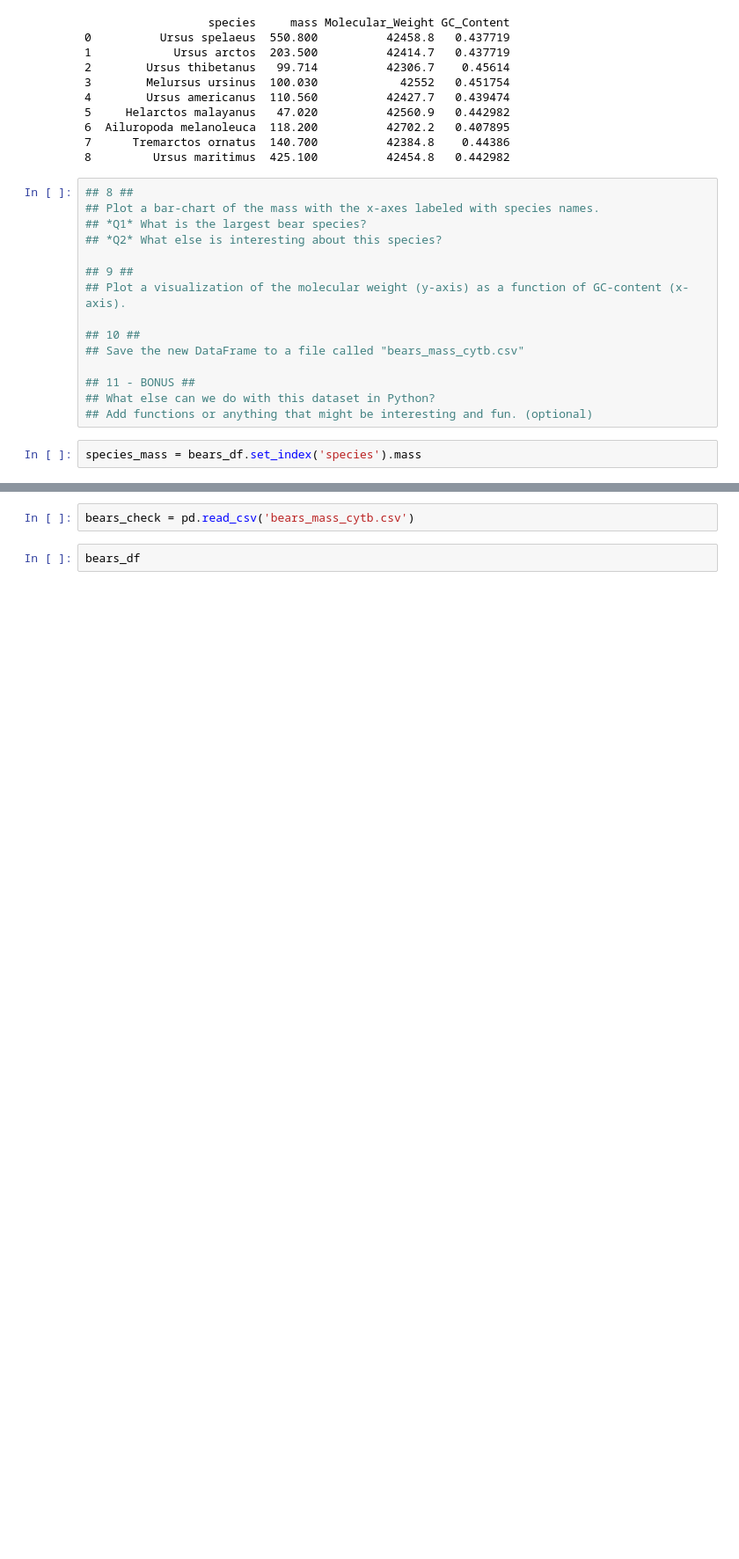
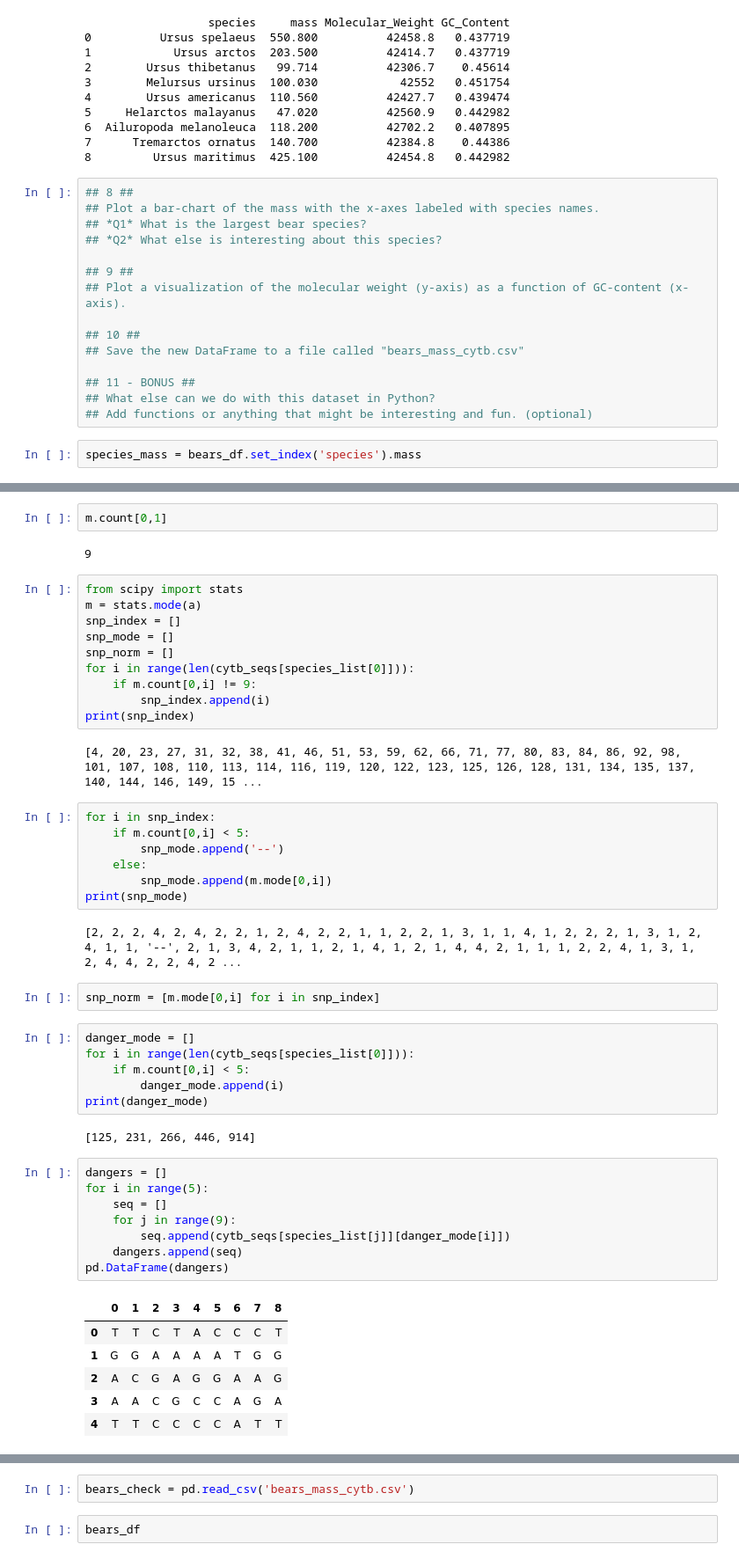
Before and after one commit to michaelpmurphy/BCB546X_Python_Assignment, a Jupyter notebook: Python_Project.ipynb, the cells around one changed output, grey strips where cells are left out. Shown at 88% size. Cells and saved outputs as stored; diff of their text form; blank space fills up the shorter version.

```diff
--- a/Python_Project.ipynb
+++ b/Python_Project.ipynb
@@ -134,0 +181,50 @@ bears_df.to_csv('bears_mass_cytb.csv',index_label=False,float_format='%g')
+# %%
+m.count[0,1]
+# %% [output]
+9
+# %%
+from scipy import stats
+m = stats.mode(a)
+snp_index = []
+snp_mode = []
+snp_norm = []
+for i in range(len(cytb_seqs[species_list[0]])):
+    if m.count[0,i] != 9:
+        snp_index.append(i)
+print(snp_index)
+# %% [output]
+[4, 20, 23, 27, 31, 32, 38, 41, 46, 51, 53, 59, 62, 66, 71, 77, 80, 83, 84, 86, 92, 98, 101, 107, 108, 110, 113, 114, 116, 119, 120, 122, 123, 125, 126, 128, 131, 134, 135, 137, 140, 144, 146, 149, 15 ...
+# %%
+for i in snp_index:
+    if m.count[0,i] < 5:
+        snp_mode.append('--')
+    else:
+        snp_mode.append(m.mode[0,i])
+print(snp_mode)
+# %% [output]
+[2, 2, 2, 4, 2, 4, 2, 2, 1, 2, 4, 2, 2, 1, 1, 2, 2, 1, 3, 1, 1, 4, 1, 2, 2, 2, 1, 3, 1, 2, 4, 1, 1, '--', 2, 1, 3, 4, 2, 1, 1, 2, 1, 4, 1, 2, 1, 4, 4, 2, 1, 1, 1, 2, 2, 4, 1, 3, 1, 2, 4, 4, 2, 2, 4, 2 ...
+# %%
+snp_norm = [m.mode[0,i] for i in snp_index]
+# %%
+danger_mode = []
+for i in range(len(cytb_seqs[species_list[0]])):
+    if m.count[0,i] < 5:
+        danger_mode.append(i)
+print(danger_mode)
+# %% [output]
+[125, 231, 266, 446, 914]
+# %%
+dangers = []
+for i in range(5):
+    seq = []
+    for j in range(9):
+        seq.append(cytb_seqs[species_list[j]][danger_mode[i]])
+    dangers.append(seq)
+pd.DataFrame(dangers)
+# %% [output]
+|  | 0 | 1 | 2 | 3 | 4 | 5 | 6 | 7 | 8 |
+| 0 | T | T | C | T | A | C | C | C | T |
+| 1 | G | G | A | A | A | A | T | G | G |
+| 2 | A | C | G | A | G | G | A | A | G |
+| 3 | A | A | C | G | C | C | A | G | A |
+| 4 | T | T | C | C | C | C | A | T | T |
```
Also changed, not shown: parts of 19 cells of this notebook.
